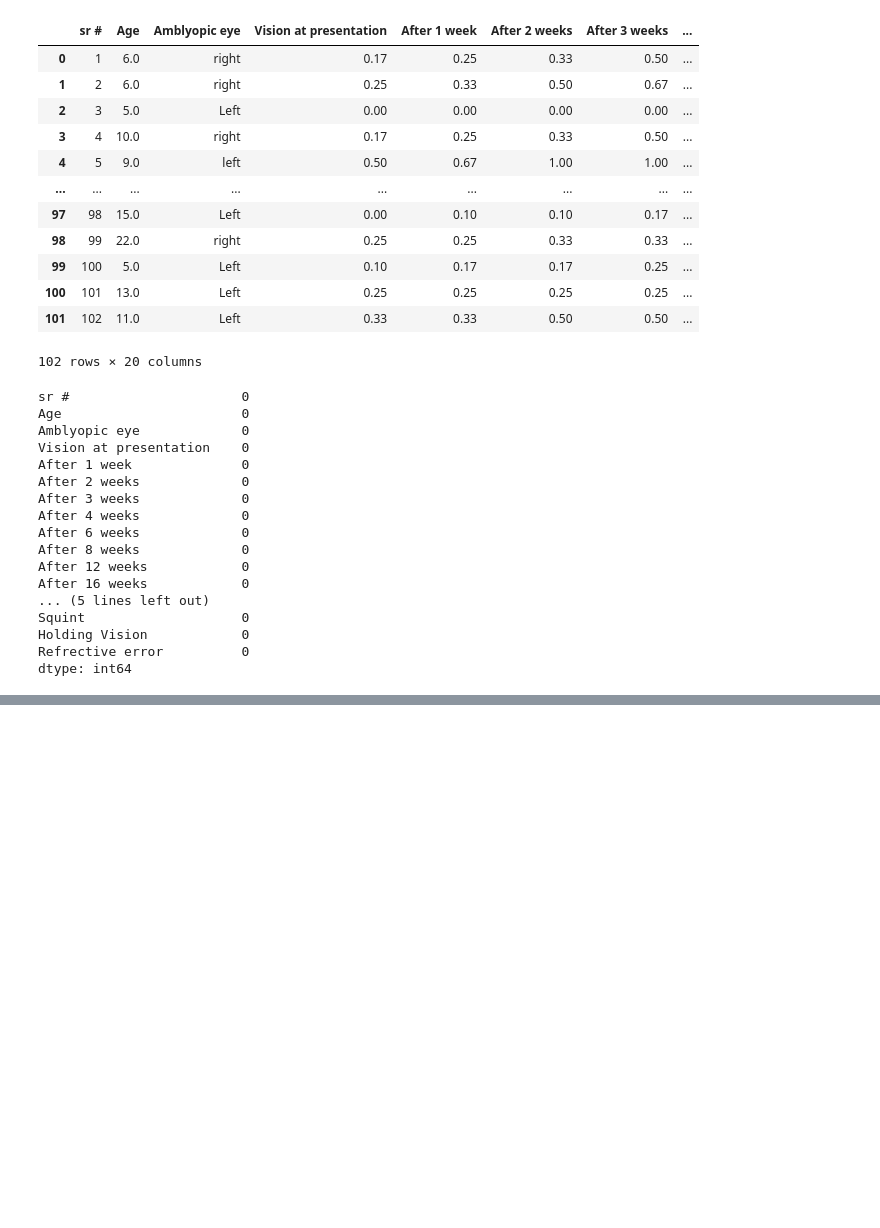
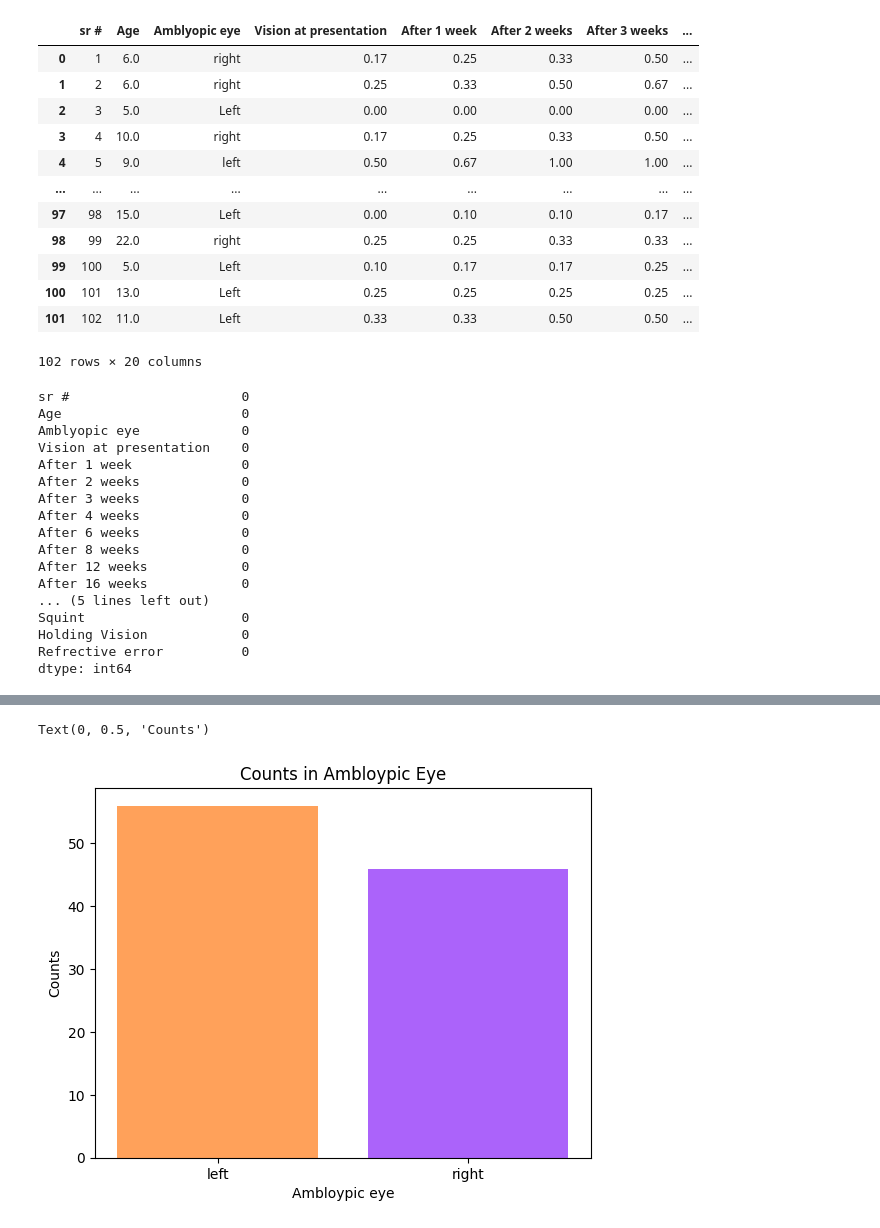
Before and after one commit to SoRaz049/DataAnalysisProjects, a Jupyter notebook: amblyopia/amblopia_1.ipynb, the cells around one changed output, grey strips where cells are left out. Saved outputs shown, nothing was run; the diff lists cells and outputs as text; code cells hidden in the pictures; blank space fills up the shorter version.

```diff
--- a/amblyopia/amblopia_1.ipynb
+++ b/amblyopia/amblopia_1.ipynb
@@ -151,0 +203,11 @@ df.to_csv("ambloypia_cleaned_data.csv", index = False)
+# %%
+counts={}
+counts = df["Amblyopic eye"].value_counts()
+
+plt.bar(counts.index, counts.values, color ={'#ab63fa', '#ffa15a'})
+plt.title("Counts in Ambloypic Eye")
+plt.xlabel("Ambloypic eye")
+plt.ylabel("Counts")
+# %% [output]
+Text(0, 0.5, 'Counts')
+[figure, added]
```
Also changed, not shown: parts of 6 cells of this notebook, 2 other files.
